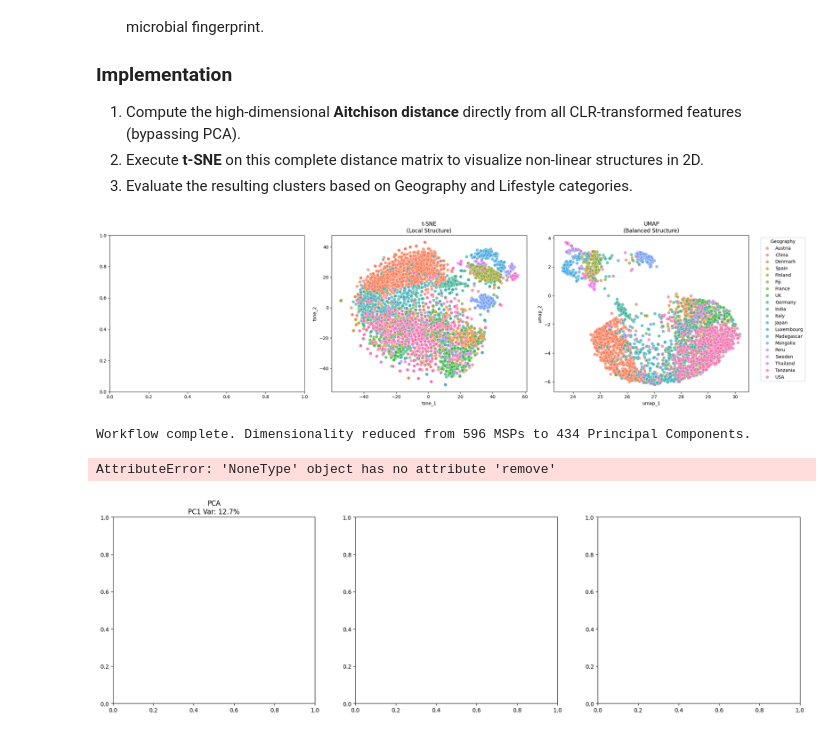
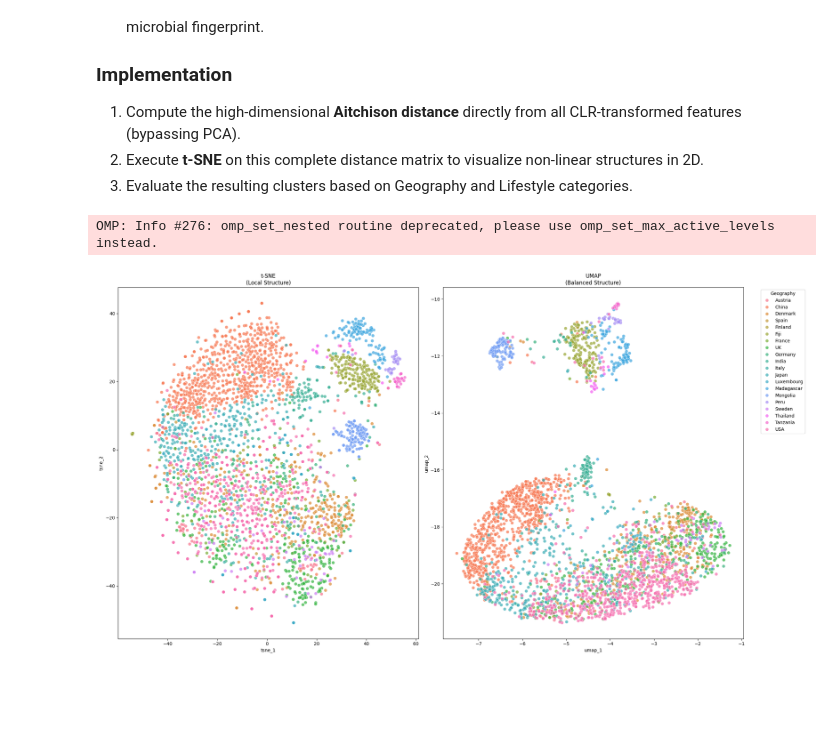
Before and after one commit to dafi03/PA1_repo, a Jupyter notebook: notebook/Tsne.ipynb, the cells around one changed output. Drawn from its saved outputs; the diff is of its cells as text; code cells hidden in the pictures; blank space fills up the shorter version.

```diff
--- a/notebook/Tsne.ipynb
+++ b/notebook/Tsne.ipynb
@@ -69,52 +50,25 @@ df_plot['tsne_1'], df_plot['tsne_2'] = X_tsne[:, 0], X_tsne[:, 1]
 
 # Step 3: UMAP (Global & Local structure balanced)
 reducer = umap.UMAP(n_neighbors=15, min_dist=0.1, n_components=2, random_state=42)
-X_umap = reducer.fit_transform(X_pca)
+X_umap = reducer.fit_transform(X)
 df_plot['umap_1'], df_plot['umap_2'] = X_umap[:, 0], X_umap[:, 1] # type: ignore
+# %% [output]
+OMP: Info #276: omp_set_nested routine deprecated, please use omp_set_max_active_levels instead.
 # %%
 # Visualization: Side-by-side Comparison
-fig, axes = plt.subplots(1, 3, figsize=(22, 6))
+fig, axes = plt.subplots(1, 2, figsize=(22, 12))
 
 # Plot t-SNE
-sns.scatterplot(data=df_plot, x='tsne_1', y='tsne_2', hue='Geography', ax=axes[1], palette='husl', s=50, alpha=0.7)
-axes[1].set_title('t-SNE\n(Local Structure)')
-axes[1].get_legend().remove()
+sns.scatterplot(data=df_plot, x='tsne_1', y='tsne_2', hue='Geography', ax=axes[0], palette='husl', s=50, alpha=0.7)
+axes[0].set_title('t-SNE\n(Local Structure)')
+axes[0].get_legend().remove()
 
 # Plot UMAP
-sns.scatterplot(data=df_plot, x='umap_1', y='umap_2', hue='Geography', ax=axes[2], palette='husl', s=50, alpha=0.7)
-axes[2].set_title('UMAP\n(Balanced Structure)')
-axes[2].legend(bbox_to_anchor=(1.05, 1), loc='upper left', title='Geography')
+sns.scatterplot(data=df_plot, x='umap_1', y='umap_2', hue='Geography', ax=axes[1], palette='husl', s=50, alpha=0.7)
+axes[1].set_title('UMAP\n(Balanced Structure)')
+axes[1].legend(bbox_to_anchor=(1.05, 1), loc='upper left', title='Geography')
 
 plt.tight_layout()
 plt.show()
-
-print(f"Workflow complete. Dimensionality reduced from {len(features)} MSPs to {X_pca.shape[1]} Principal Components.")
 # %% [output]
-[figure, old version]
+[figure, new version]
-Workflow complete. Dimensionality reduced from 596 MSPs to 434 Principal Components.
-# %%
-# Visualization: Side-by-side Comparison
-fig, axes = plt.subplots(1, 3, figsize=(22, 6))
-
-# Plot PCA
-sns.scatterplot(data=df_plot, x='PC1', y='PC2', hue='Geography', ax=axes[0], palette='husl', s=50, alpha=0.6)
-axes[0].set_title(f'PCA\nPC1 Var: {pca.explained_variance_ratio_[0]:.1%}')
-axes[0].get_legend().remove()
-
-# Plot t-SNE
-sns.scatterplot(data=df_plot, x='tsne_1', y='tsne_2', hue='Geography', ax=axes[1], palette='husl', s=50, alpha=0.7)
-axes[1].set_title('t-SNE\n(Local Structure)')
-axes[1].get_legend().remove()
-
-# Plot UMAP
-sns.scatterplot(data=df_plot, x='umap_1', y='umap_2', hue='Geography', ax=axes[2], palette='husl', s=50, alpha=0.7)
-axes[2].set_title('UMAP\n(Balanced Structure)')
-axes[2].legend(bbox_to_anchor=(1.05, 1), loc='upper left', title='Geography')
-
-plt.tight_layout()
-plt.show()
-
-print(f"Workflow complete. Dimensionality reduced from {len(features)} MSPs to {X_pca.shape[1]} Principal Components.")
-# %% [output]
-AttributeError: 'NoneType' object has no attribute 'remove'
-[figure, removed]
```
Also changed, not shown: parts of 7 cells of this notebook, 1 other file.
